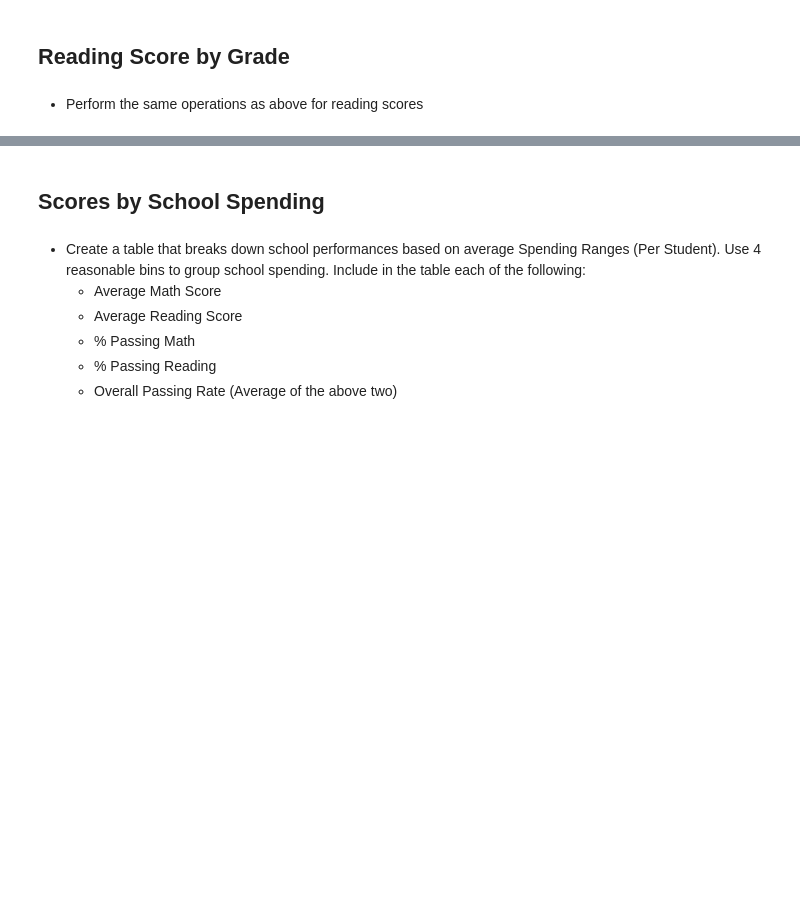
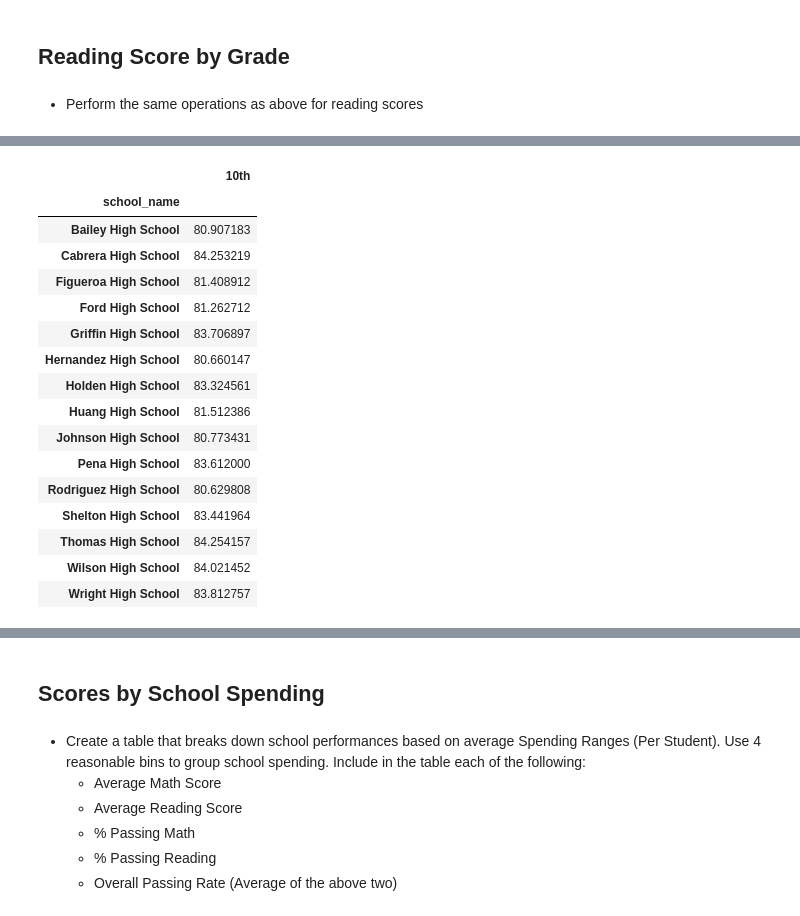
Before and after one commit to hamiltojogo/pandas-challenge, a Jupyter notebook: PyCitySchools_starter.ipynb, the cells around one changed output, grey strips where cells are left out. Saved outputs shown, nothing was run; the diff lists cells and outputs as text; code cells hidden in the pictures; blank space fills up the shorter version.

```diff
--- a/PyCitySchools_starter.ipynb
+++ b/PyCitySchools_starter.ipynb
@@ -665,0 +667,29 @@ Math9Mean_df
+# %%
+reading10_df= student_data.loc[student_data['grade'] == '10th']
+
+reading10Grouped_df = reading10_df.groupby(['school_name'])
+
+reading10Mean = reading10Grouped_df['reading_score'].mean()
+
+reading10Mean_df = pd.DataFrame(reading10Mean)
+
+reading10Mean_df= reading10Mean_df.rename(columns={'reading_score': '10th'})
+reading10Mean_df
+# %% [output]
+|  | 10th |
+| school_name |  |
+| Bailey High School | 80.907183 |
+| Cabrera High School | 84.253219 |
+| Figueroa High School | 81.408912 |
+| Ford High School | 81.262712 |
+| Griffin High School | 83.706897 |
+| Hernandez High School | 80.660147 |
+| Holden High School | 83.324561 |
+| Huang High School | 81.512386 |
+| Johnson High School | 80.773431 |
+| Pena High School | 83.612000 |
+| Rodriguez High School | 80.629808 |
+| Shelton High School | 83.441964 |
+| Thomas High School | 84.254157 |
+| Wilson High School | 84.021452 |
+| Wright High School | 83.812757 |
```
Also changed, not shown: parts of 4 cells of this notebook.
